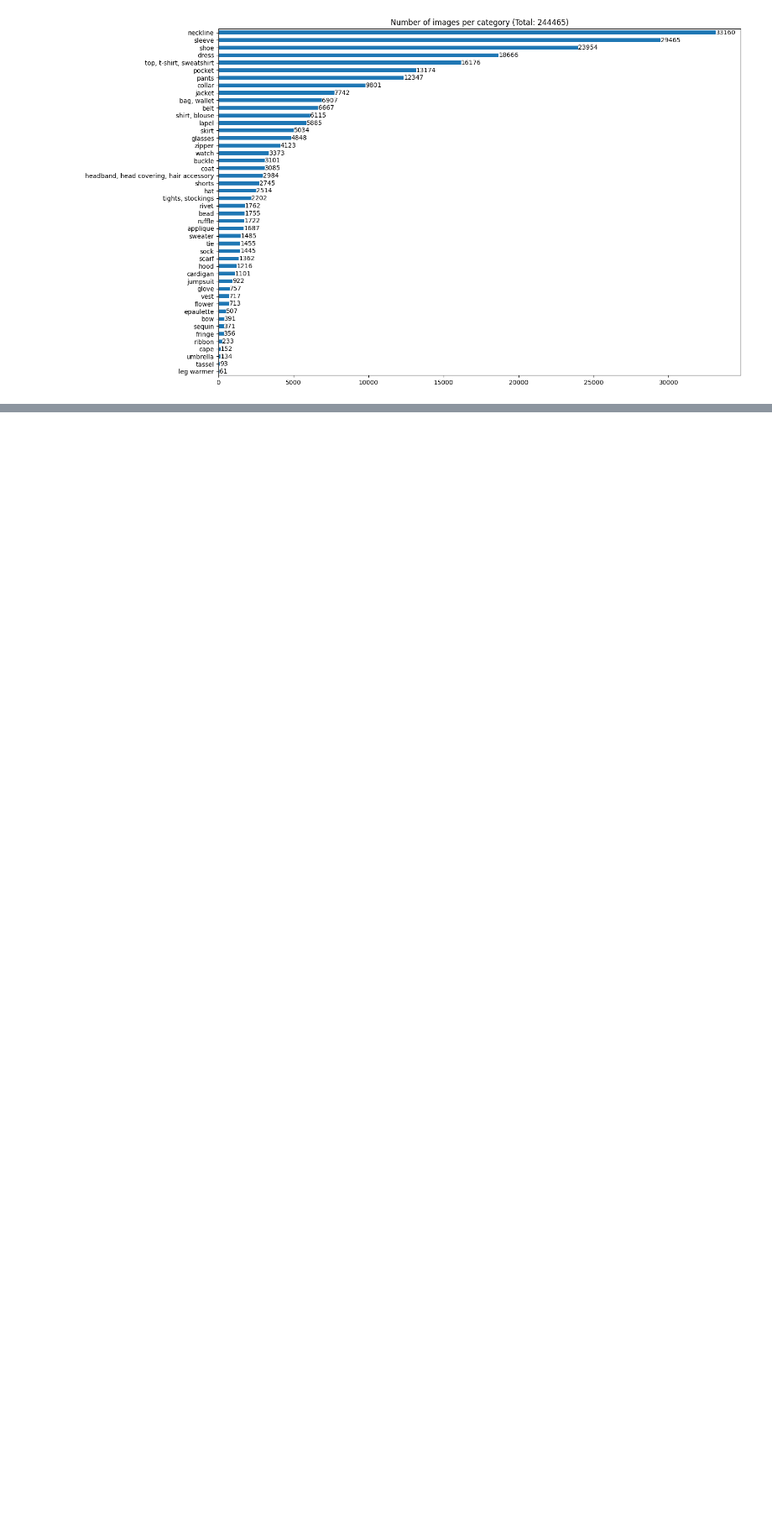
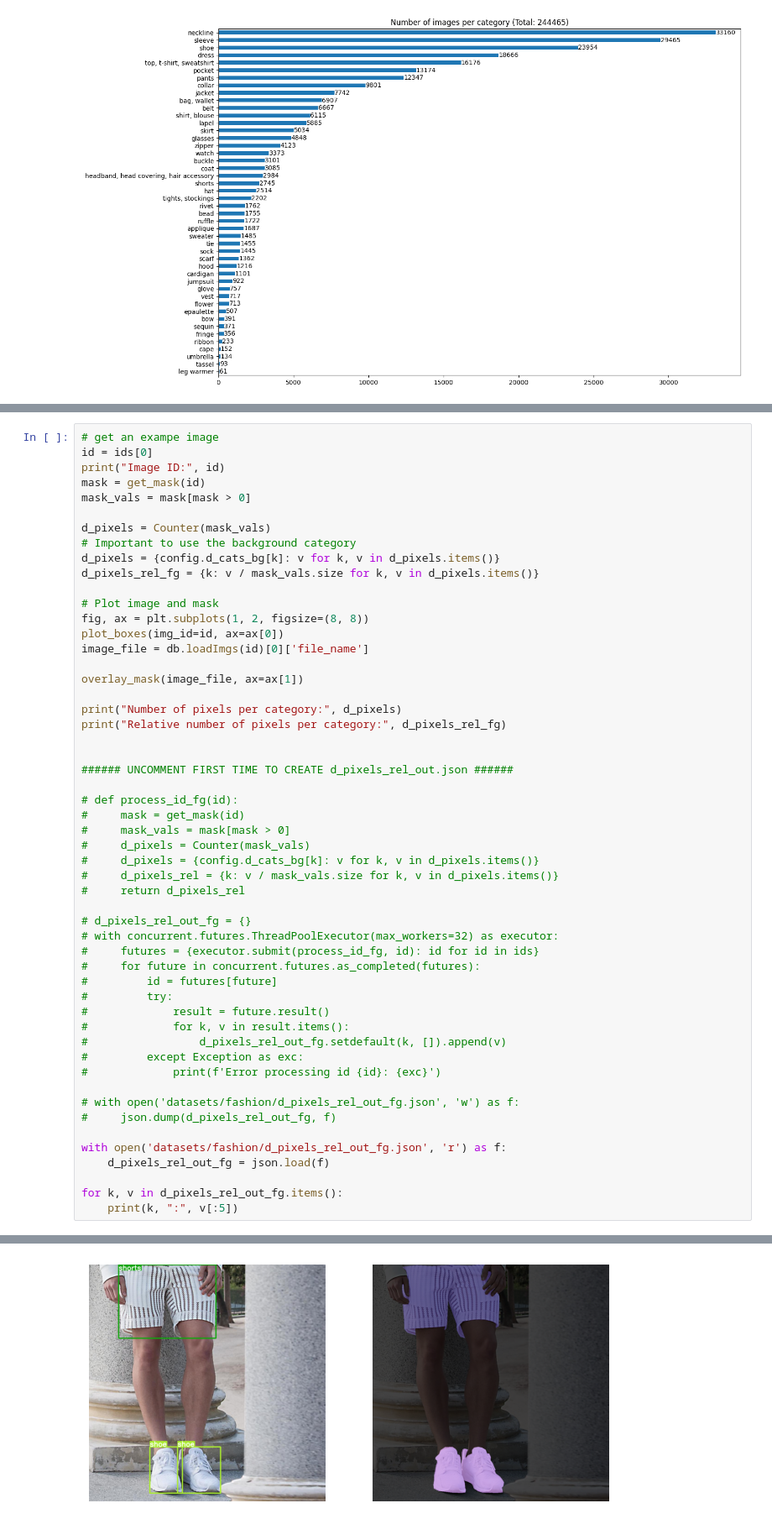
Before and after one commit to BecTome/OR_FashionParsing, a Jupyter notebook: notebooks/DataAnalysis.ipynb, the cells around one changed output, grey strips where cells are left out. Shown at 84% size. Cells and saved outputs as stored; diff of their text form; blank space fills up the shorter version.

```diff
--- a/notebooks/DataAnalysis.ipynb
+++ b/notebooks/DataAnalysis.ipynb
@@ -401,0 +298,54 @@ df_pixels_rel.loc[:, pixels_mean.index].boxplot(rot=0,
+# %%
+# get an exampe image
+id = ids[0]
+print("Image ID:", id)
+mask = get_mask(id)
+mask_vals = mask[mask > 0]
+
+d_pixels = Counter(mask_vals)
+# Important to use the background category
+d_pixels = {config.d_cats_bg[k]: v for k, v in d_pixels.items()}
+d_pixels_rel_fg = {k: v / mask_vals.size for k, v in d_pixels.items()}
+
+# Plot image and mask
+fig, ax = plt.subplots(1, 2, figsize=(8, 8))
+plot_boxes(img_id=id, ax=ax[0])
+image_file = db.loadImgs(id)[0]['file_name']
+
+overlay_mask(image_file, ax=ax[1])
+
+print("Number of pixels per category:", d_pixels)
+print("Relative number of pixels per category:", d_pixels_rel_fg)
+
+
+###### UNCOMMENT FIRST TIME TO CREATE d_pixels_rel_out.json ######
+
+# def process_id_fg(id):
+#     mask = get_mask(id)
+#     mask_vals = mask[mask > 0]
+#     d_pixels = Counter(mask_vals)
+#     d_pixels = {config.d_cats_bg[k]: v for k, v in d_pixels.items()}
+#     d_pixels_rel = {k: v / mask_vals.size for k, v in d_pixels.items()}
+#     return d_pixels_rel
+
+# d_pixels_rel_out_fg = {}
+# with concurrent.futures.ThreadPoolExecutor(max_workers=32) as executor:
+#     futures = {executor.submit(process_id_fg, id): id for id in ids}
+#     for future in concurrent.futures.as_completed(futures):
+#         id = futures[future]
+#         try:
+#             result = future.result()
+#             for k, v in result.items():
+#                 d_pixels_rel_out_fg.setdefault(k, []).append(v)
+#         except Exception as exc:
+#             print(f'Error processing id {id}: {exc}')
+
+# with open('datasets/fashion/d_pixels_rel_out_fg.json', 'w') as f:
+#     json.dump(d_pixels_rel_out_fg, f)
+
+with open('datasets/fashion/d_pixels_rel_out_fg.json', 'r') as f:
+    d_pixels_rel_out_fg = json.load(f)
+
+for k, v in d_pixels_rel_out_fg.items():
+    print(k, ":", v[:5])
+# %% [output]
@@ -401,0 +369 @@ df_pixels_rel.loc[:, pixels_mean.index].boxplot(rot=0,
+[figure, added]
```
Also changed, not shown: parts of 35 cells of this notebook.
